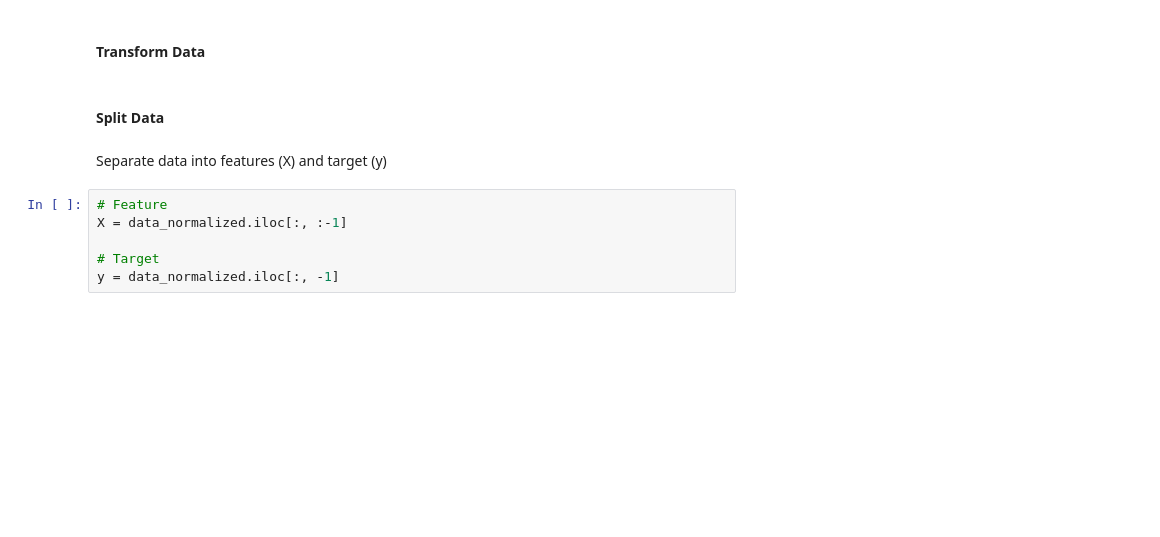
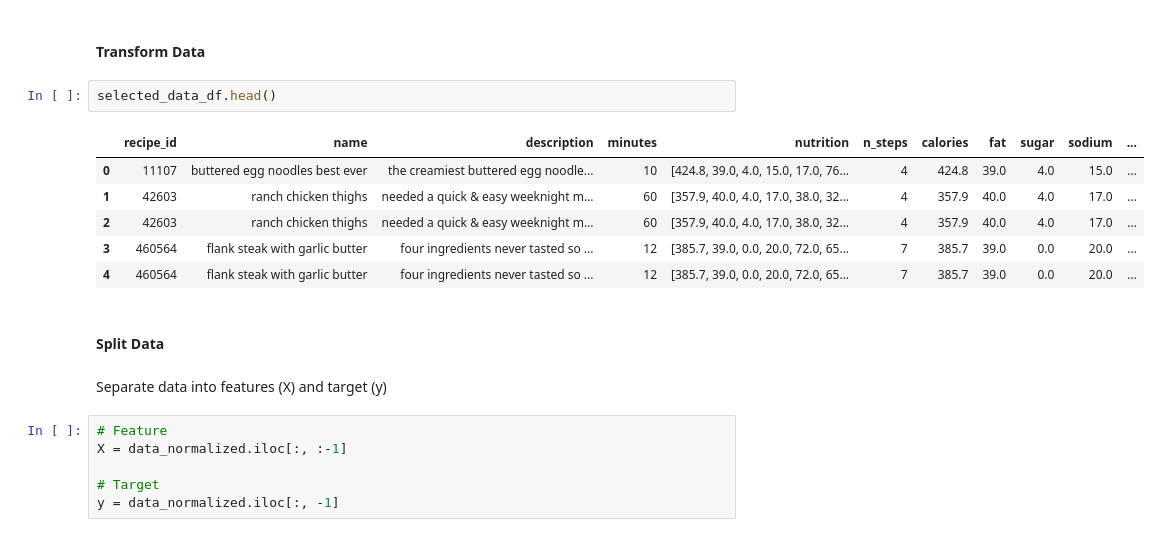
Before and after one commit to Sulbae/OlahGizi-Project, a Jupyter notebook: Food Recommender/notebook.ipynb, the cells around one changed output. Cells and saved outputs as stored; diff of their text form; blank space fills up the shorter version.

```diff
--- a/Food Recommender/notebook.ipynb
+++ b/Food Recommender/notebook.ipynb
@@ -875,5 +904,14 @@ memory usage: 27.7+ KB
 # %% [markdown]
 #### Transform Data
+# %%
+selected_data_df.head()
+# %% [output]
+|  | recipe_id | name | description | minutes | nutrition | n_steps | calories | fat | sugar | sodium | ... |
+| 0 | 11107 | buttered egg noodles best ever | the creamiest buttered egg noodle... | 10 | [424.8, 39.0, 4.0, 15.0, 17.0, 76... | 4 | 424.8 | 39.0 | 4.0 | 15.0 | ... |
+| 1 | 42603 | ranch chicken thighs | needed a quick & easy weeknight m... | 60 | [357.9, 40.0, 4.0, 17.0, 38.0, 32... | 4 | 357.9 | 40.0 | 4.0 | 17.0 | ... |
+| 2 | 42603 | ranch chicken thighs | needed a quick & easy weeknight m... | 60 | [357.9, 40.0, 4.0, 17.0, 38.0, 32... | 4 | 357.9 | 40.0 | 4.0 | 17.0 | ... |
+| 3 | 460564 | flank steak with garlic butter | four ingredients never tasted so ... | 12 | [385.7, 39.0, 0.0, 20.0, 72.0, 65... | 7 | 385.7 | 39.0 | 0.0 | 20.0 | ... |
+| 4 | 460564 | flank steak with garlic butter | four ingredients never tasted so ... | 12 | [385.7, 39.0, 0.0, 20.0, 72.0, 65... | 7 | 385.7 | 39.0 | 0.0 | 20.0 | ... |
 # %% [markdown]
 #### Split Data
 # %% [markdown]
```
Also changed, not shown: parts of 14 cells of this notebook.
